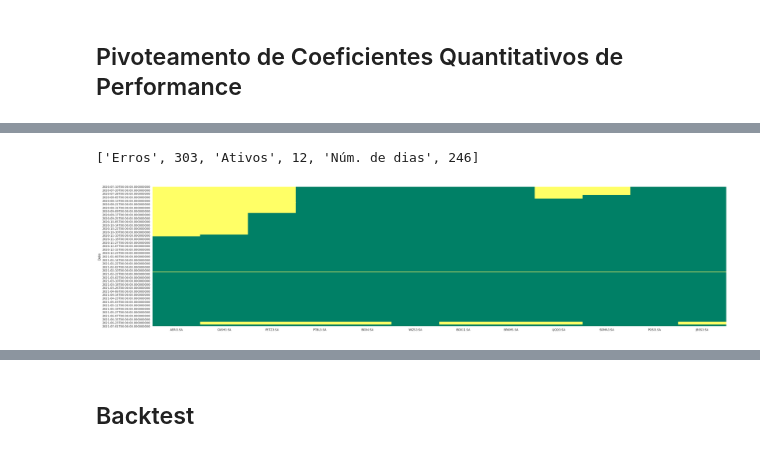
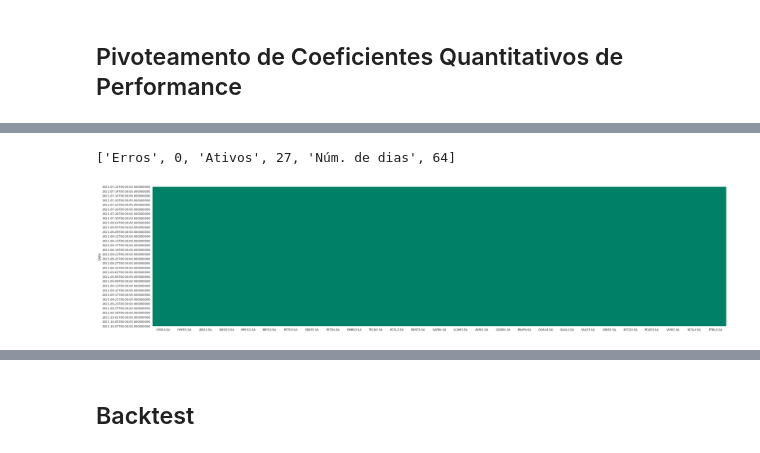
Before and after one commit to paulohgontijoo/Quantitative_finance, a Jupyter notebook: pivot_strategy.ipynb, the cells around one changed output, grey strips where cells are left out. Drawn from its saved outputs; the diff is of its cells as text; code cells hidden in the pictures.

```diff
--- a/pivot_strategy.ipynb
+++ b/pivot_strategy.ipynb
@@ -1013,6 +1093,7 @@ performance_coef_list
 set_1 = set(balanced_prices)
 set_2 = set(performance_coef_list)
 
-best_names = list(set_1 & set_2)
-best_names
+set_names = list(set_1 & set_2)
+best_names = set_names
+set_names
 # %% [output]
@@ -1030,0 +1101,7 @@ best_names
+# %%
+if len(set_names) < 5:
+    best_names = Remove(balanced_prices + performance_coef_list + set_names)
+    if len(best_names) < 5:
+        best_names = finals_stocks_aux[(finals_stocks_aux['Coef_int'] > 0) &
+                                       (finals_stocks_aux['Dispersion'] > 0.85) &
+                                       (finals_stocks_aux['Dispersion'] < 1.15)].index
@@ -1031,6 +1128,6 @@ best_names
 # %%
 ############################################################################################################
 # %%
-stocks_all = stocks_all['Adj Close'].filter(best_names)
+stocks_all = stocks_all['Adj Close'].filter(list(best_names))
 stocks_all.tail()
 # %% [output]
@@ -1044,6 +1167,12 @@ stocks_all.tail()
+# %%
+if not (normalize_data(stocks_all.isna().sum()).isna().any()):
+    data = normalize_data(stocks_all.isna().sum())
+    data = data[data < 0.90]
+    stocks_all = stocks_all.filter(data.index)
+    data_state(stocks_all)
 # %%
-# stocks_all.dropna(inplace=True)
+stocks_all.dropna(inplace=True)
 data_state(stocks_all)
 # %% [output]
-['Erros', 303, 'Ativos', 12, 'Núm. de dias', 246]
+['Erros', 0, 'Ativos', 27, 'Núm. de dias', 64]
-[figure, old version]
+[figure, new version]
```
Also changed, not shown: parts of 68 cells of this notebook, 3 other files.
